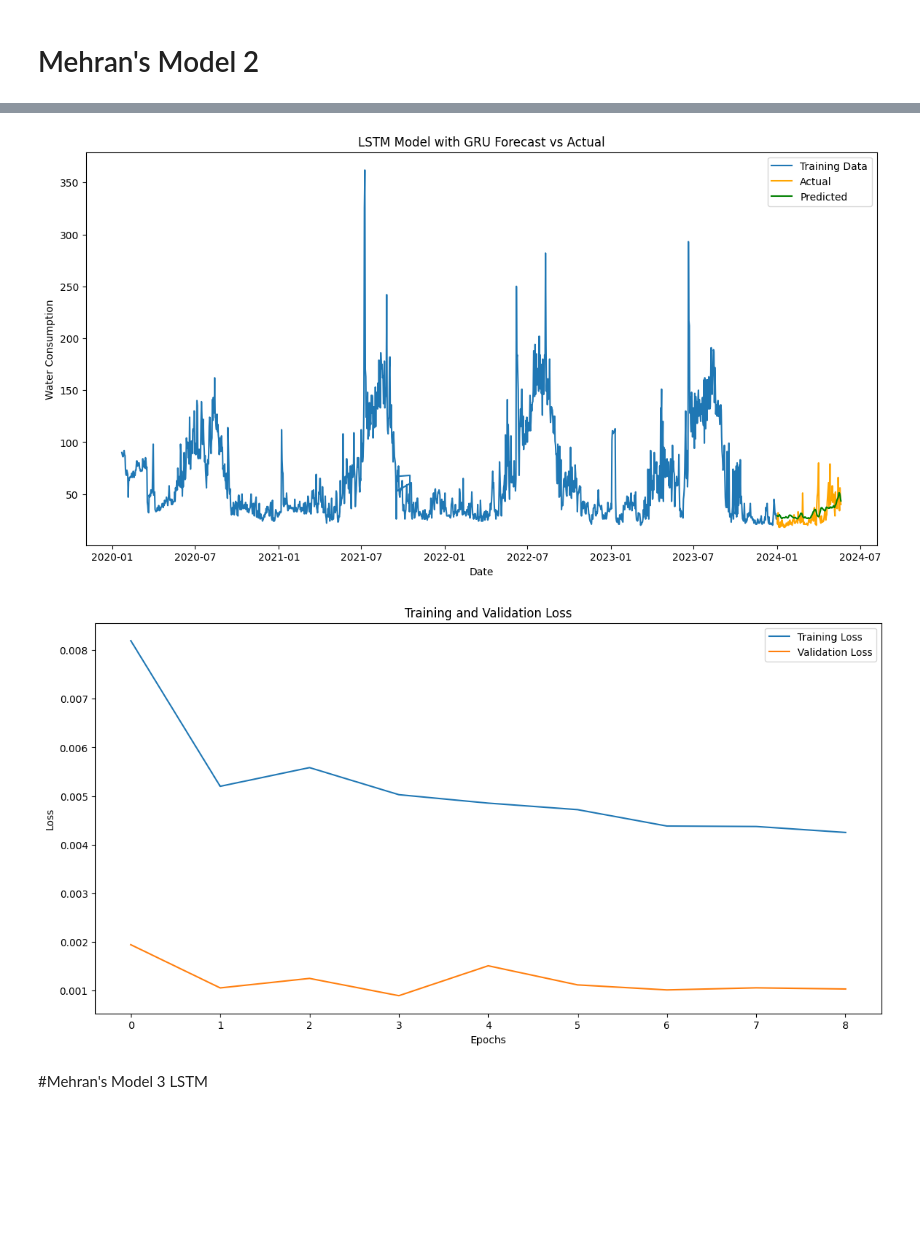
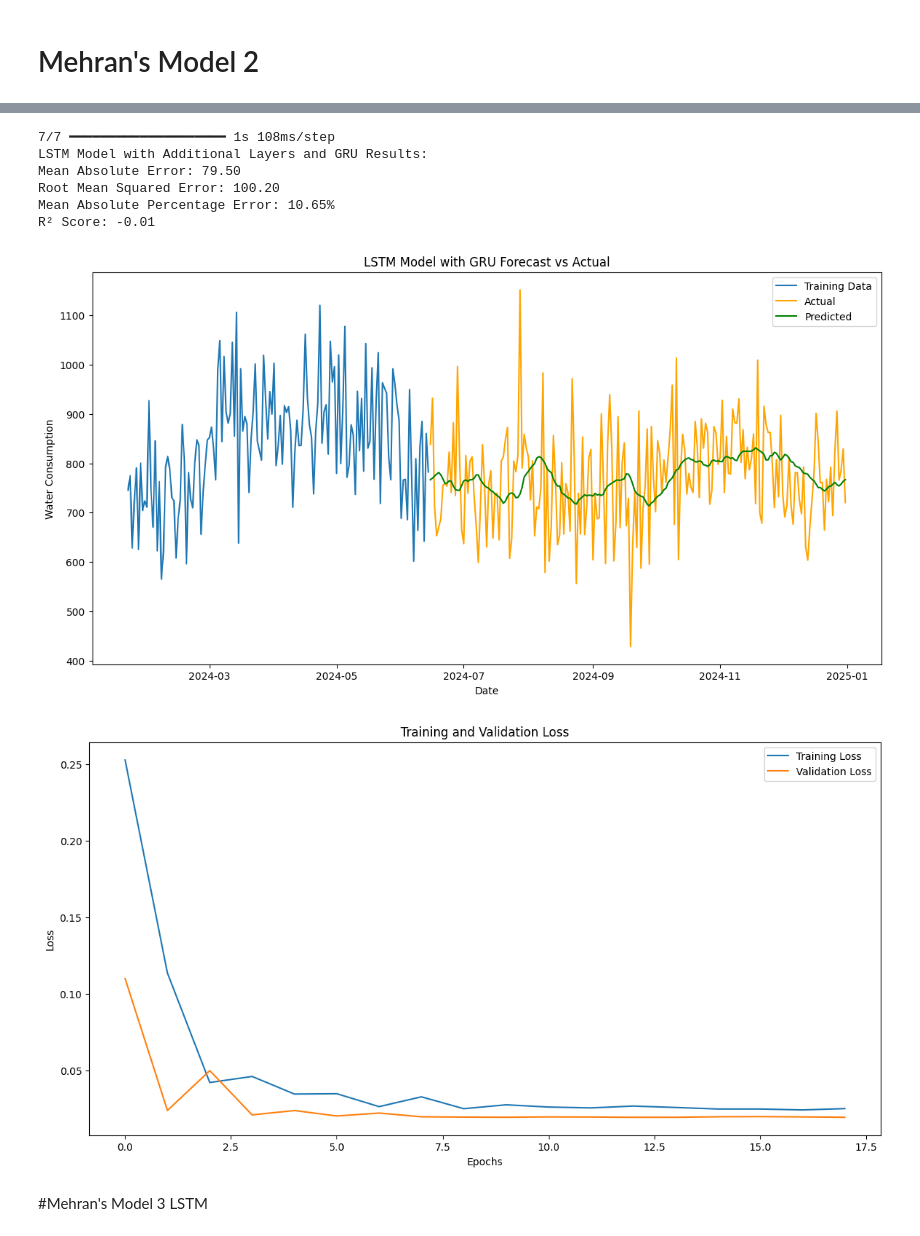
Before and after one commit to albinvar/hydrolink-plus, a Jupyter notebook: Water_Consumption_Forcasting.ipynb, the cells around one changed output, grey strips where cells are left out. Saved outputs shown, nothing was run; the diff lists cells and outputs as text; code cells hidden in the pictures; blank space fills up the shorter version.

Commit message:
feat: final model test

```diff
--- a/Water_Consumption_Forcasting.ipynb
+++ b/Water_Consumption_Forcasting.ipynb
@@ -1157,10 +1158,10 @@ import matplotlib.pyplot as plt
 from kerastuner.tuners import Hyperband
 
 # Load data
-df = pd.read_csv('Data1.csv')
+df = pd.read_csv('Kerala_Household_Water_Consumption.csv')
 
 # Prepare data
-df['Date'] = pd.to_datetime(df['Date'], format='%m/%d/%Y')
+df['Date'] = pd.to_datetime(df['Date'], dayfirst=True)
 df.rename(columns={'Date': 'ds', 'Value': 'y'}, inplace=True)
 
 # Handle missing values
@@ -1217,7 +1218,7 @@ X, y = create_sequences(scaled_data, seq_length)
 dates = df['ds'].iloc[seq_length:].reset_index(drop=True)
 
 # Split data based on date
-split_date = pd.to_datetime('2024-01-01')
+split_date = pd.to_datetime('2024-06-16')
 
 train_indices = dates < split_date
 test_indices = dates >= split_date
@@ -1338,10 +1340,10 @@ from sklearn.preprocessing import MinMaxScaler
 import matplotlib.pyplot as plt
 
 # Load data
-df = pd.read_csv('Data1.csv')
+df = pd.read_csv('Kerala_Household_Water_Consumption.csv')
 
 # Prepare data
-df['Date'] = pd.to_datetime(df['Date'], format='%m/%d/%Y')
+df['Date'] = pd.to_datetime(df['Date'], dayfirst=True)
 df.rename(columns={'Date': 'ds', 'Value': 'y'}, inplace=True)
 
 # Handle missing values
@@ -1398,7 +1400,7 @@ X, y = create_sequences(scaled_data, seq_length)
 dates = df['ds'].iloc[seq_length:].reset_index(drop=True)
 
 # Split data based on date
-split_date = pd.to_datetime('2024-01-01')
+split_date = pd.to_datetime('2024-06-15')
 
 train_indices = dates < split_date
 test_indices = dates >= split_date
@@ -1504,5 +1506,11 @@ R² Score: 0.29
+7/7 ━━━━━━━━━━━━━━━━━━━━ 1s 108ms/step
+LSTM Model with Additional Layers and GRU Results:
+Mean Absolute Error: 79.50
+Root Mean Squared Error: 100.20
+Mean Absolute Percentage Error: 10.65%
+R² Score: -0.01
-[figure, old version]
+[figure, new version]
-[figure, old version]
+[figure, new version]
 # %% [markdown]
 #Mehran's Model 3 LSTM
 # %%
```
Also changed, not shown: parts of 5 cells of this notebook.
